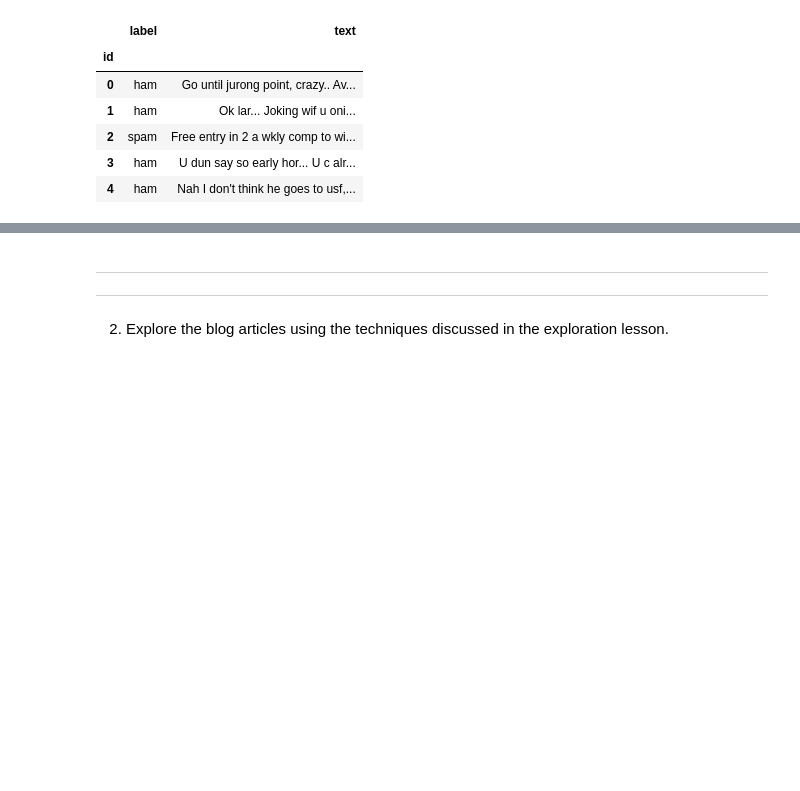
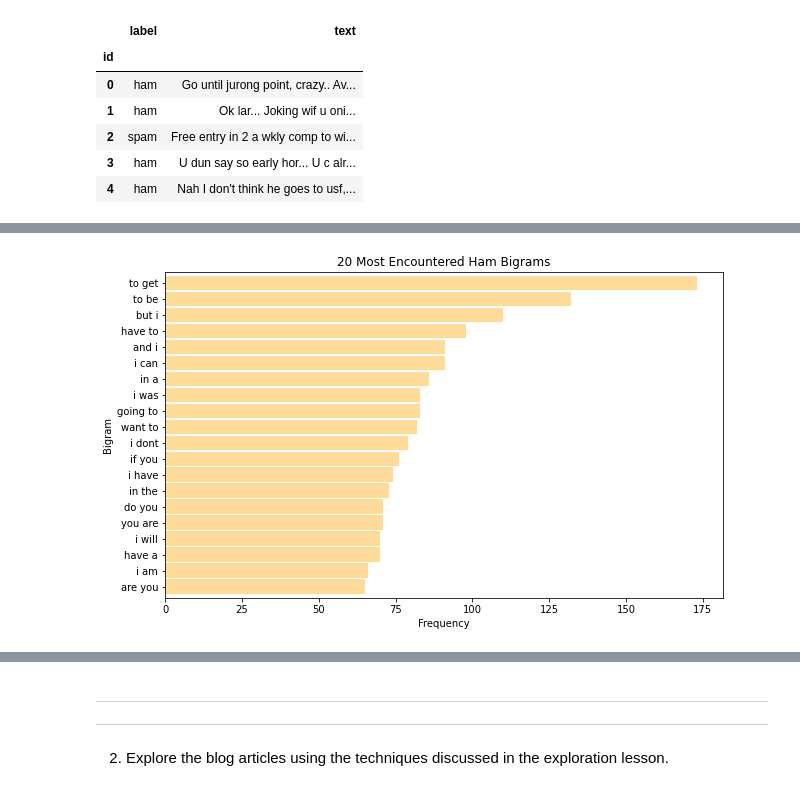
Before and after one commit to nicholas-dougherty/natural-language-processing-exercises, a Jupyter notebook: explore.ipynb, the cells around one changed output, grey strips where cells are left out. Drawn from its saved outputs; the diff is of its cells as text; code cells hidden in the pictures; blank space fills up the shorter version.

```diff
--- a/explore.ipynb
+++ b/explore.ipynb
@@ -62,0 +105,2 @@ See Full Dataframe in Mito
+# %%
+ham_bigrams = pd.Series(nltk.bigrams(ham_words.split())).value_counts()
@@ -62,0 +123,16 @@ See Full Dataframe in Mito
+# %%
+# Visualize the bigrams with barplot
+top_20_ham = ham_bigrams.sort_values(ascending=False).head(20)
+
+top_20_ham.sort_values().plot.barh(color='orange', alpha=0.4, width=.9, figsize=(10,6))
+
+plt.title('20 Most Encountered Ham Bigrams')
+plt.ylabel('Bigram')
+plt.xlabel('Frequency')
+
+# make the labels pretty
+ticks, _ = plt.yticks()
+labels = top_20_ham.reset_index()['index'].apply(lambda t: t[0] + ' ' + t[1])
+_ = plt.yticks(ticks, labels)
+# %% [output]
+[figure, added]
```
Also changed, not shown: parts of 15 cells of this notebook.
